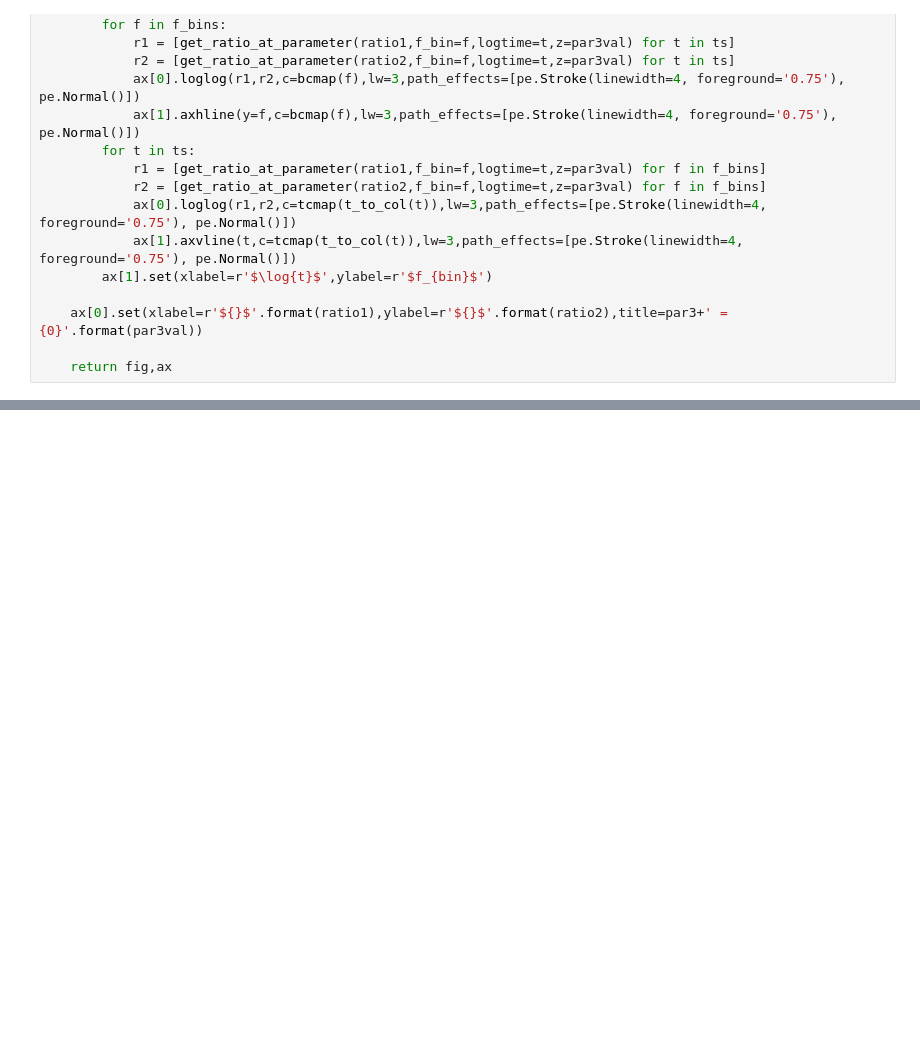
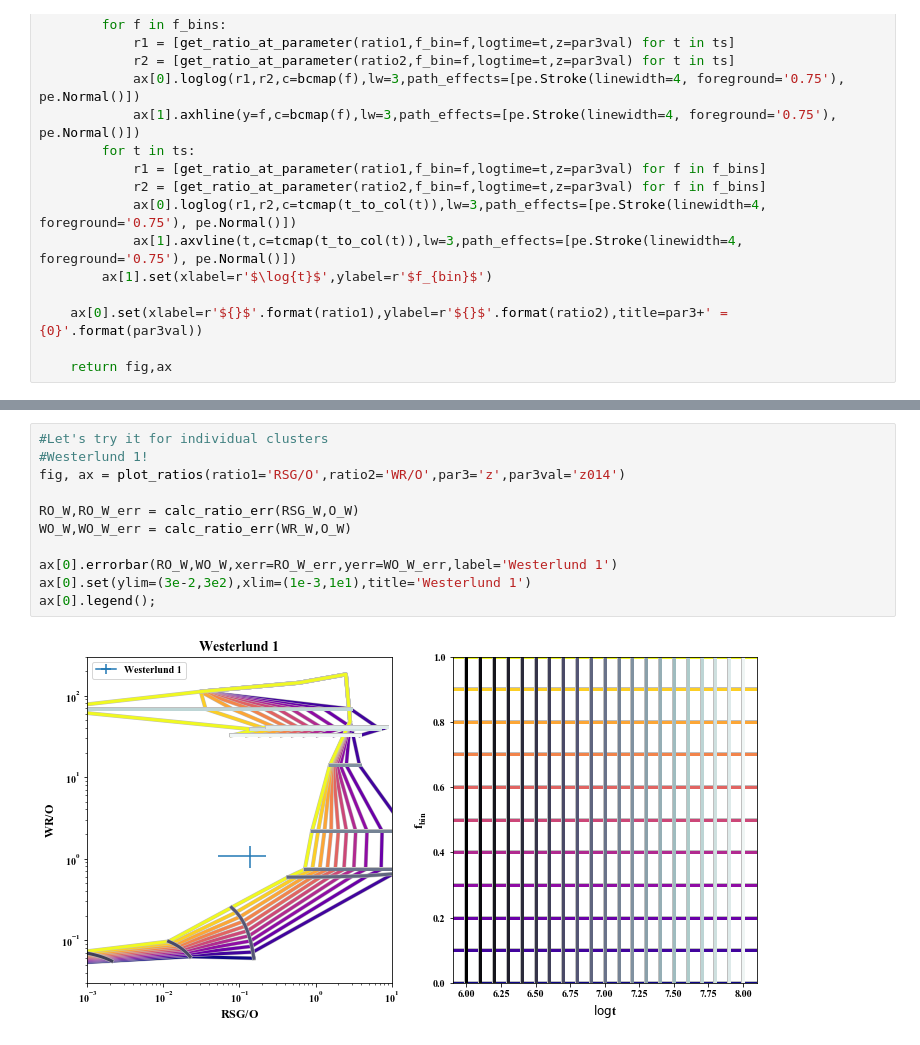
Before and after one commit to tzdwi/Diagnostics, a Jupyter notebook: code/diagnostics.ipynb, the cells around one changed output, grey strips where cells are left out. Cells and saved outputs as stored; diff of their text form; blank space fills up the shorter version.

```diff
--- a/code/diagnostics.ipynb
+++ b/code/diagnostics.ipynb
@@ -163,0 +412,13 @@ fig, ax = plot_ratios(ratio1='WR/O',ratio2='WR/RSG',par3='logtime',par3val=np.lo
+# %%
+#Let's try it for individual clusters
+#Westerlund 1!
+fig, ax = plot_ratios(ratio1='RSG/O',ratio2='WR/O',par3='z',par3val='z014')
+
+RO_W,RO_W_err = calc_ratio_err(RSG_W,O_W)
+WO_W,WO_W_err = calc_ratio_err(WR_W,O_W)
+
+ax[0].errorbar(RO_W,WO_W,xerr=RO_W_err,yerr=WO_W_err,label='Westerlund 1')
+ax[0].set(ylim=(3e-2,3e2),xlim=(1e-3,1e1),title='Westerlund 1')
+ax[0].legend();
+# %% [output]
+[figure, added]
```
Also changed, not shown: parts of 9 cells of this notebook, 3 other files.
